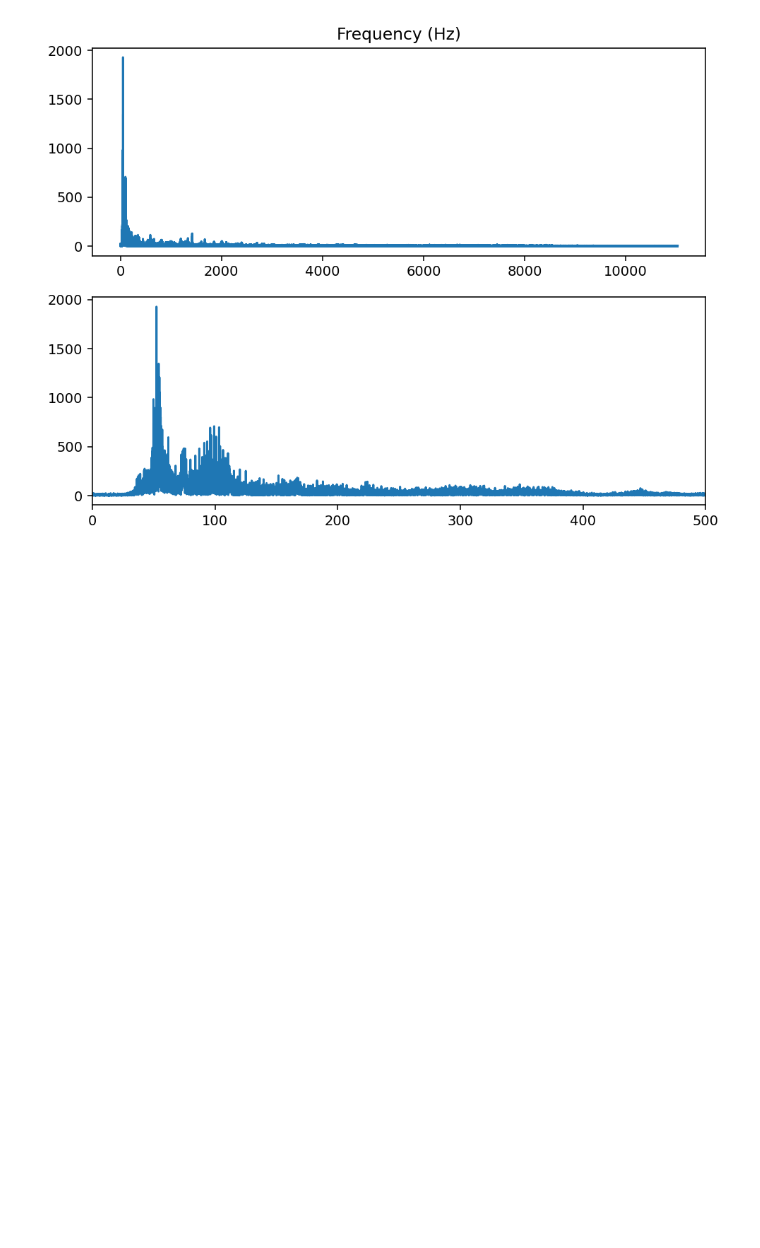
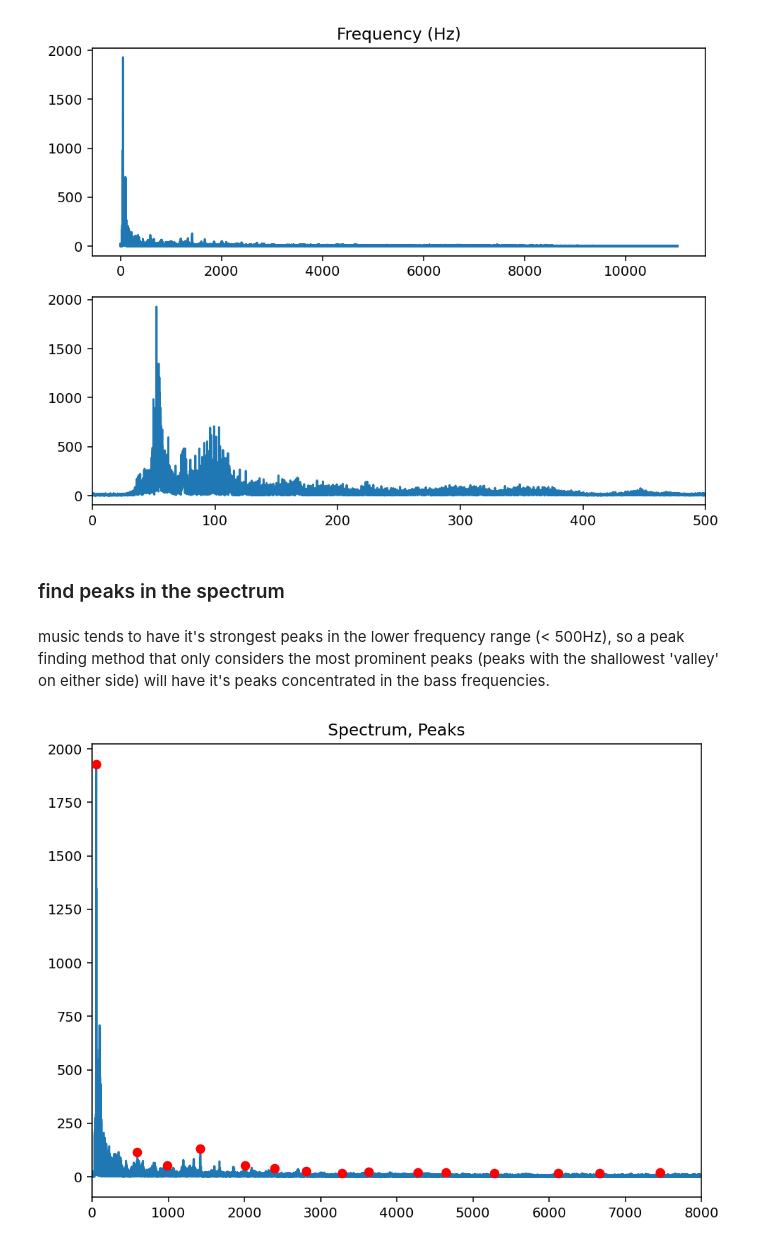
Before and after one commit to exdsgift/Shazam-Clone, a Jupyter notebook: fingerprint_algorithm.ipynb, the cells around one changed output. Cells and saved outputs as stored; diff of their text form; code cells hidden in the pictures; blank space fills up the shorter version.

Commit message:
add labels and graphs

```diff
--- a/fingerprint_algorithm.ipynb
+++ b/fingerprint_algorithm.ipynb
@@ -56,3 +61,25 @@ plt.xlim(0, 500)
 plt.show()
 # %% [output]
 [figure]
+# %% [markdown]
+###  find peaks in the spectrum
+# %% [markdown]
+music tends to have it's strongest peaks in the lower frequency range (< 500Hz), so a peak finding method that only considers the most prominent peaks (peaks with the shallowest 'valley' on either side) will have it's peaks concentrated in the bass frequencies.
+# %%
+all_peaks, props = signal.find_peaks(transform_y)  # detects all peaks in the transform_y. The function returns the indices of all peaks found (all_peaks) and properties of the detected peaks (props).
+peaks, props = signal.find_peaks(transform_y, prominence=0, distance=10000) # prominence parameter sets a minimum prominence of peaks, distance parameter specifies the minimum horizontal distance between adjacent peaks.
+n_peaks = 15 # --> try to modify and see how peaks change
+
+# Get the n_peaks largest peaks from the prominences
+# This is an argpartition
+largest_peaks_indices = np.argpartition(props["prominences"], -n_peaks)[-n_peaks:]
+largest_peaks = peaks[largest_peaks_indices] # indices of the largest peaks from the peaks
+
+plt.plot(transform_x, transform_y, label="Spectrum")
+plt.title('Spectrum, Peaks')
+plt.scatter(transform_x[largest_peaks], transform_y[largest_peaks], color="r", zorder=10, label="Constrained Peaks")
+plt.xlim(0, 8000)
+
+plt.show()
+# %% [output]
+[figure, added]
```
Also changed, not shown: parts of 3 cells of this notebook.
